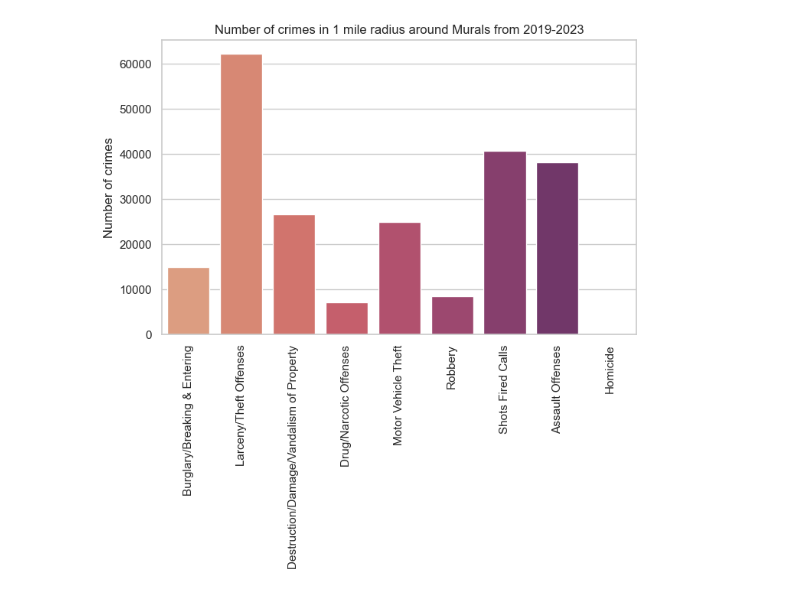
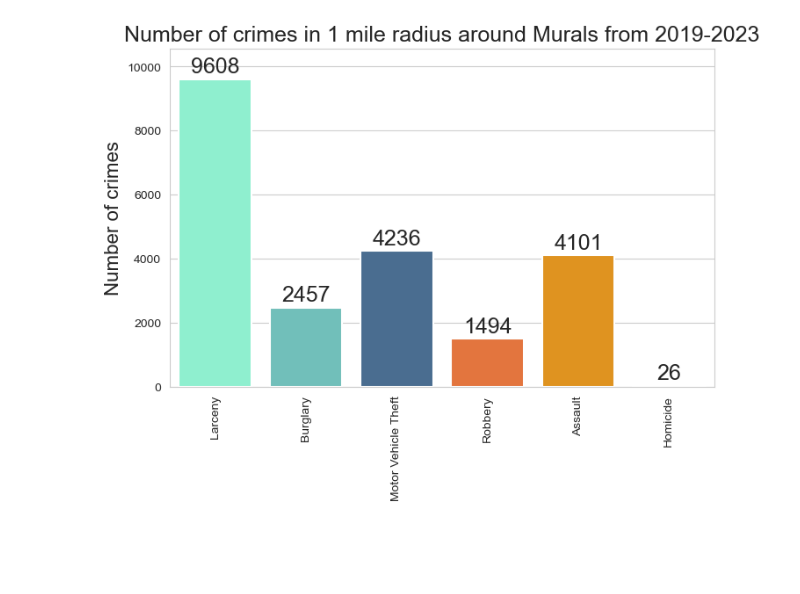
Before and after one commit to obaidkhurram/msp_crime_functions, a Jupyter notebook: MSP_crime.ipynb, the cells around one changed output. Saved outputs shown, nothing was run; the diff lists cells and outputs as text; code cells hidden in the pictures; blank space fills up the shorter version.

```diff
--- a/MSP_crime.ipynb
+++ b/MSP_crime.ipynb
@@ -5,20 +23,12 @@ Let's begin.
 # %%
-# Load packages
-import pandas as pd
-import numpy as np
-import matplotlib.pyplot as plt
-import seaborn as sns
-import math
-
-
 # Load data
-df = pd.read_csv("Crime_Data.csv",low_memory=False,index_col="OBJECTID")
+df = pd.read_csv("Crime_Data.csv",low_memory=False,index_col="OBJECTID",parse_dates=['Reported_Date','Occurred_Date'])
 # Display overall data structure
 display(df.head(20))
 
 df['Offense_Category']=df['Offense_Category'].astype('category')
 df['Neighborhood'] = df['Neighborhood'].astype('category')
-df['Occurred_Date'] = pd.to_datetime(df['Occurred_Date'])
+# df['Occurred_Date'] = pd.to_datetime(df['Occurred_Date'])
 
 display(df.info())
 # %% [output]
@@ -68,6 +78,8 @@ duplicated_values = df.duplicated()
 print(missing_values)
 df_clean = df.dropna(axis=0,subset=['Neighborhood','Occurred_Date'])
 df_clean.info()
+
+df_clean = df_clean[df_clean['Occurred_Date'] < '2023-12-01']
 # %% [output]
 X                          0
 Y                          0
@@ -89,26 +157,51 @@ memory usage: 43.6+ MB
 # %%
-from msp_crime_functions import filter_within_radius
+offense_types_to_analyze = ["Larceny","Burglary","Motor Vehicle Theft","Robbery","Assault","Homicide"]
+violent_offenses = ["Robbery","Assault","Homicide"]
+nonviolent_offenses = [offense for offense in offense_types_to_analyze if offense not in violent_offenses]
+# Subset based on the categories to analyze
+df_hs_subset = df_hs[df_hs['Offense_Category'].isin(offense_types_to_analyze)]
+# Remove unused categories
+df_hs_subset['Offense_Category'] = df_hs_subset['Offense_Category'].cat.remove_unused_categories()
+# Reset 'Offense_Category' as a categorical column
+df_hs_subset['Offense_Category'] = pd.Categorical(df_hs_subset['Offense_Category'], categories=offense_types_to_analyze, ordered=True)
 
-# Let's look at total crimes by all neighborhoods and then focus on whittier
-total_crimes_byhood = df.groupby(by=['Neighborhood','Offense_Category'])['Crime_Count'].sum()
+# Define Boolean for violent vs not crimes
+df_hs_subset['ViolentCrimeBool'] = df_hs_subset['Offense_Category'].isin(violent_offenses).astype(int)
+df_hs_subset.assign(ViolentCrime = df_hs_subset.ViolentCrimeBool.map({0:'Non-Violent',1:'Violent'}))
+# define custom color palette
+custom_color_dict = {
+                    "Larceny":"#7FFFD4",
+                    "Burglary":"#64CCC5",
+                    "Robbery":"#FF6C22",
+                    "Motor Vehicle Theft":"#3E6D9C",
+                    "Assault":"#ff9a00",
+                    "Homicide":"#111111"
+                    }
+# "#2B3499","#87C4FF","#D71313",
+# countplot for overall crimes
+fs_axis = 16
+plt.close()
+fig = plt.subplots(figsize=(8,5))
+sns.set_context('talk')
+sns.set_style('white')
+ax = sns.countplot(data=df_hs_subset,x="Offense_Category",palette=custom_color_dict)
+ax.set_xticklabels(ax.get_xticklabels(),rotation=90)
+ax.set_xlabel(None)
+ax.set_ylabel("Number of crimes",fontsize=fs_axis)
+ax.set_title("Number of crimes in 1 mile radius around Murals from 2019-2023",fontsize=fs_axis+2)
+max_height = 0 # initialize variable
+for p in ax.patches:
+    height = p.get_height()  # Get the current bar's height
+    ax.annotate(format(height, '.0f'),
+                (p.get_x() + p.get_width() / 2., height),
+                ha='center', va='center',
+                xytext=(0, 10),
+                textcoords='offset points')
+    # update max height if current height > max_height
+    if max_height < height:
+        max_height = height
 
-# Center point coordinates: The Murals of LynLake
-center_lat, center_lon = 44.951130601589234, -93.28785887942821
-df_radius = filter_within_radius(df_clean,center_lat,center_lon,1.6)
-# Display the result
-display(df_radius.head())
-# Pick relevant offenses and plot
-offense_type = ["Burglary/Breaking & Entering","Larceny/Theft Offenses","Destruction/Damage/Vandalism of Property", "Drug/Narcotic Offenses","Motor Vehicle Theft","Robbery","Shots Fired Calls","Assault Offenses", "Homicide"]
-df_radius["Offense_Category"] = df_radius["Offense_Category"].str.strip()
-df_radius_filt = df_radius.loc[df_radius["Offense_Category"].isin(offense_type)]
-df_radius_filt['Offense_Category'] = pd.Categorical(df_2kmrad_filt['Offense_Category'], categories=offense_type, ordered=True)
-# countplot for overall crimes
-sns.set_context('notebook')
-cntplt = sns.catplot(kind='count',data=df_radius,x="Offense_Category",palette='flare')
-cntplt.set_xticklabels(rotation=90)
-plt.xlabel(None)
-plt.ylabel("Number of crimes")
-plt.title("Number of crimes in 1 mile radius around Murals from 2019-2023")
+ax.set_ylim(top = max_height + max_height*.1)
 # %% [output]
 A value is trying to be set on a copy of a slice from a DataFrame.
 Try using .loc[row_indexer,col_indexer] = value instead
@@ -147 +222 @@ Text(0.5, 1.0, 'Number of crimes in 1 mile radius around Murals from 2019-2023')
-[figure, old version]
+[figure, new version]
```
Also changed, not shown: parts of 39 cells of this notebook, 1 other file.
